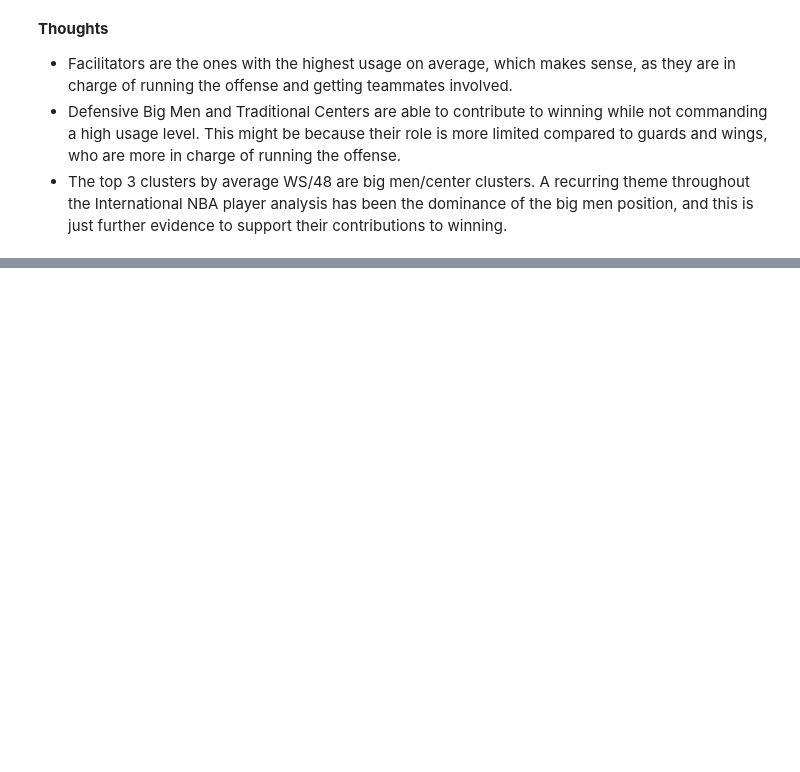
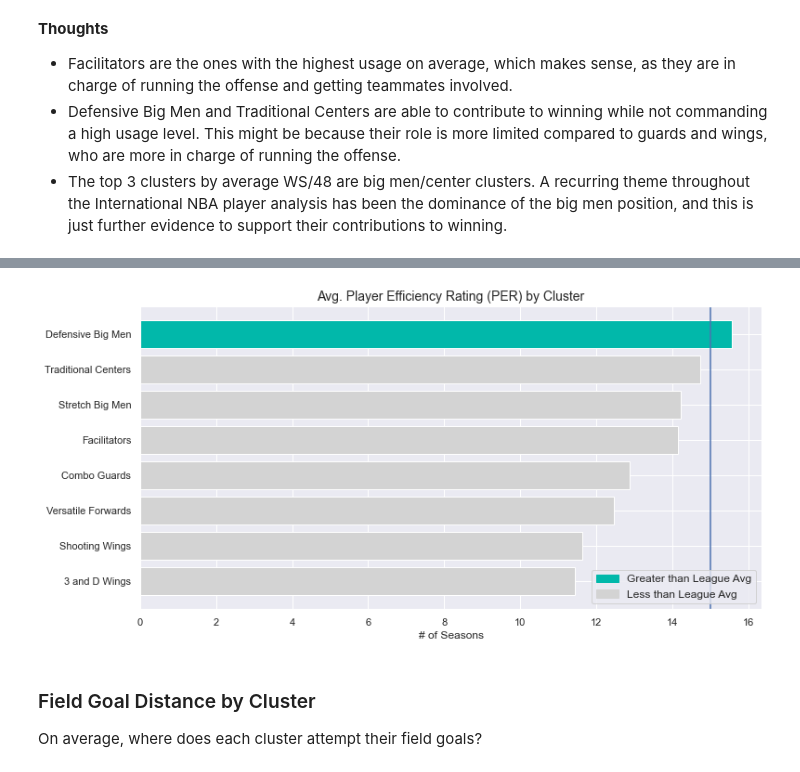
Before and after one commit to rahprabhu/NBA-International, a Jupyter notebook: Part 4 - Clustering International NBA Players.ipynb, the cells around one changed output, grey strips where cells are left out. Saved outputs shown, nothing was run; the diff lists cells and outputs as text; code cells hidden in the pictures; blank space fills up the shorter version.

```diff
--- a/Part 4 - Clustering International NBA Players.ipynb
+++ b/Part 4 - Clustering International NBA Players.ipynb
@@ -415,0 +417,31 @@ plt.show()
+# %%
+avg_per = pd.DataFrame(df.groupby(['Label'])['PER'].mean().reset_index())
+avg_per['> League Average'] = avg_per['PER'] > 15
+# %%
+avg_per = avg_per.sort_values(by='PER')
+# %%
+import matplotlib.patches as mpatches
+
+plt.figure(figsize=(12,6))
+colors = []
+for PER in list(avg_per['PER']):
+    if PER > 15:
+        colors.append('#01b8aa')
+    else:
+        colors.append('lightgrey')
+
+plt.barh(avg_per['Label'],avg_per['PER'], color=colors)
+plt.axvline(x = 15)
+plt.title('Avg. Player Efficiency Rating (PER) by Cluster', fontsize=14)
+greater = mpatches.Patch(color='#01b8aa', label='Greater than League Avg')
+less = mpatches.Patch(color='lightgrey', label='Less than League Avg')
+
+plt.legend(handles = [greater, less], fontsize = 12, loc = 'lower right')
+plt.xlabel('# of Seasons')
+
+plt.show()
+# %% [output]
+[figure, added]
+# %% [markdown]
+### Field Goal Distance by Cluster
+On average, where does each cluster attempt their field goals?
```
Also changed, not shown: parts of 8 cells of this notebook.
